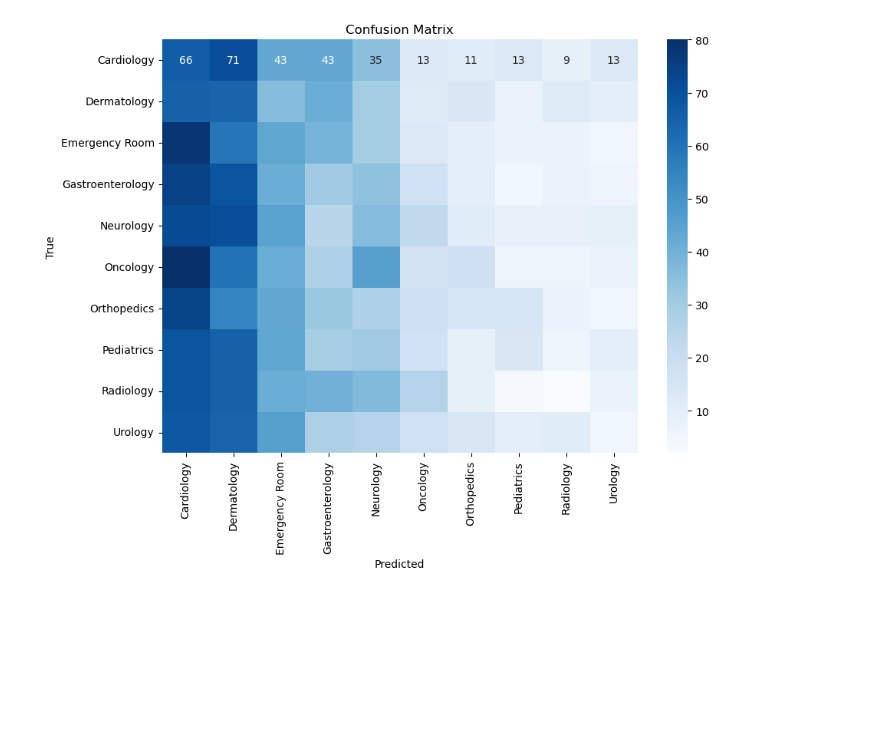
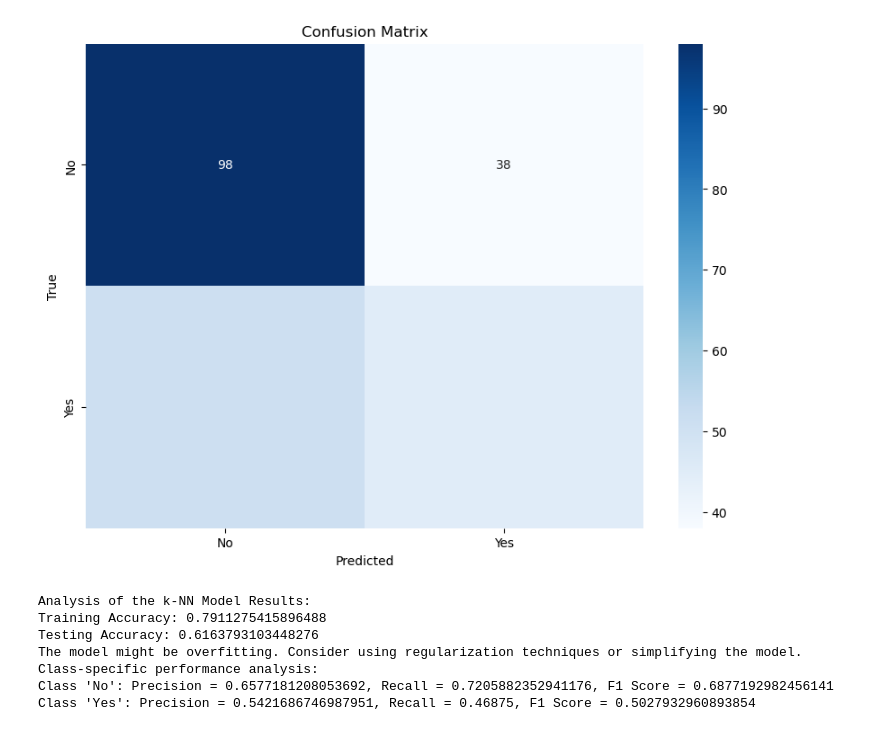
Before and after one commit to God-yash12/python-source-code, a Jupyter notebook: ModelImplement.ipynb, the cells around one changed output. Drawn from its saved outputs; the diff is of its cells as text; code cells hidden in the pictures; blank space fills up the shorter version.

Commit message:
act-2 model datasets change

```diff
--- a/ModelImplement.ipynb
+++ b/ModelImplement.ipynb
@@ -7,15 +7,13 @@ from sklearn.neighbors import KNeighborsClassifier
 from sklearn.metrics import classification_report, accuracy_score, confusion_matrix, f1_score, precision_score, recall_score
 import seaborn as sns
 import matplotlib.pyplot as plt
+from sklearn.model_selection import GridSearchCV
 
 # Load the dataset
-df = pd.read_csv(r)
+df = pd.read_csv(r"C:\Users\ganes\Downloads\HospitalDatasets.csv")
 
-# Display the first few rows of the dataset
-print(df.head())
-
-# Select the target column (for this example, we'll use 'Hospital Department')
-target = 'Hospital Department'
+# Select the target column
+target = 'Readmission'
 
 # Handle missing values (if any)
 df = df.dropna()
@@ -65,6 +63,26 @@ print("Precision:", precision)
 print("Recall:", recall)
 print("Classification Report:\n", classification_rep)
 
+
+# Training accuracy
+train_accuracy = knn.score(X_train, y_train)
+# Testing accuracy
+test_accuracy = knn.score(X_test, y_test)
+
+
+
+# Define the parameter grid
+param_grid = {'n_neighbors': range(1, 11)}
+
+# Perform Grid Search
+grid_search = GridSearchCV(KNeighborsClassifier(), param_grid, cv=5)
+grid_search.fit(X_train, y_train)
+
+print(grid_search.best_params_)
+
+print(f"Training Accuracy: {train_accuracy}")
+print(f"Testing Accuracy: {test_accuracy}")
+
 # Plot confusion matrix
 plt.figure(figsize=(10, 7))
 sns.heatmap(conf_matrix, annot=True, fmt='d', cmap='Blues', xticklabels=target_encoder.classes_, yticklabels=target_encoder.classes_)
@@ -72,4 +90,35 @@ plt.xlabel('Predicted')
 plt.ylabel('True')
 plt.title('Confusion Matrix')
 plt.show()
+
+# Analyze and discuss the results
+def analyze_results(y_test, y_pred):
+    print("Analysis of the k-NN Model Results:")
+
+    # Check for underfitting
+    if accuracy < 0.60:
+        print("The model might be underfitting the data. Consider using more features, different features, or a more complex model.")
+
+    # Check for overfitting by comparing training and test accuracy
+    train_pred = knn.predict(X_train)
+    train_accuracy = accuracy_score(y_train, train_pred)
+
+    print(f"Training Accuracy: {train_accuracy}")
+    print(f"Testing Accuracy: {accuracy}")
+
+    if train_accuracy - accuracy > 0.1:
+        print("The model might be overfitting. Consider using regularization techniques or simplifying the model.")
+    else:
+        print("The model shows no signs of overfitting.")
+
+    # Analyze class-specific performance
+    print("Class-specific performance analysis:")
+    for class_label in target_encoder.classes_:
+        class_index = target_encoder.transform([class_label])[0]
+        class_precision = precision_score(y_test, y_pred, labels=[class_index], average='weighted')
+        class_recall = recall_score(y_test, y_pred, labels=[class_index], average='weighted')
+        class_f1 = f1_score(y_test, y_pred, labels=[class_index], average='weighted')
+        print(f"Class '{class_label}': Precision = {class_precision}, Recall = {class_recall}, F1 Score = {class_f1}")
+
+analyze_results(y_test, y_pred)
 # %% [output]
@@ -93 +142,8 @@ weighted avg       0.10      0.10      0.09      2988
-[figure, old version]
+[figure, new version]
+Analysis of the k-NN Model Results:
+Training Accuracy: 0.7911275415896488
+Testing Accuracy: 0.6163793103448276
+The model might be overfitting. Consider using regularization techniques or simplifying the model.
+Class-specific performance analysis:
+Class 'No': Precision = 0.6577181208053692, Recall = 0.7205882352941176, F1 Score = 0.6877192982456141
+Class 'Yes': Precision = 0.5421686746987951, Recall = 0.46875, F1 Score = 0.5027932960893854
```
Also changed, not shown: parts of 5 cells of this notebook.
